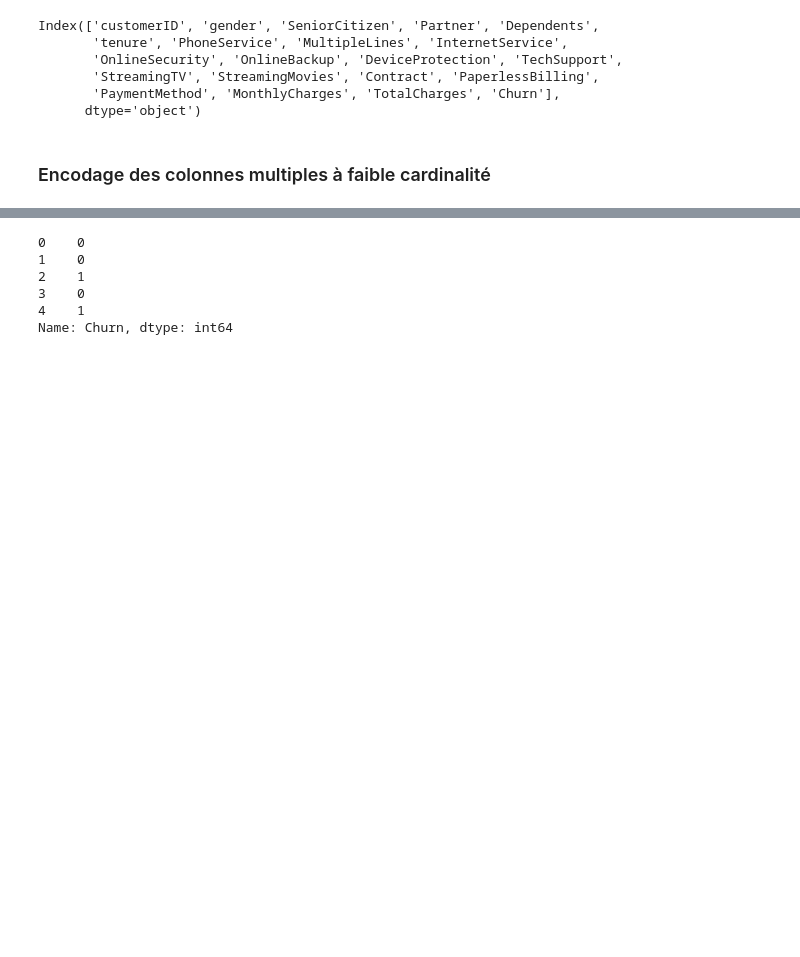
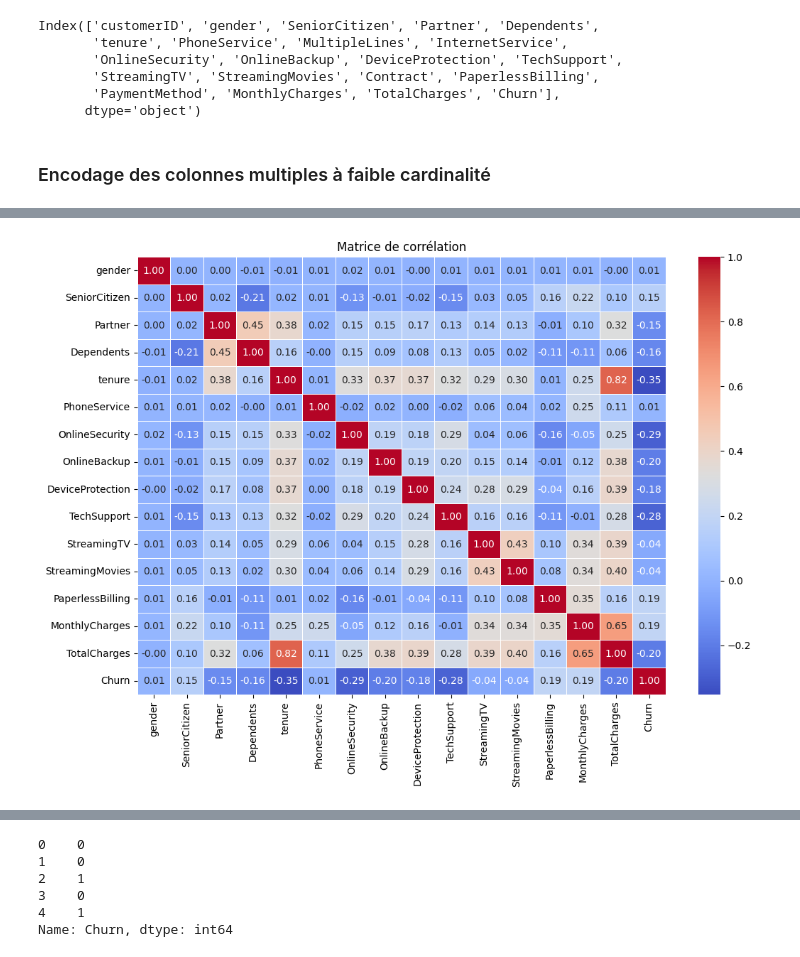
Before and after one commit to A-Delvoye/TelcoNova_DeepL, a Jupyter notebook: notebooks/Vic/jupantoine_notebook.ipynb, the cells around one changed output, grey strips where cells are left out. Cells and saved outputs as stored; diff of their text form; code cells hidden in the pictures; blank space fills up the shorter version.

```diff
--- a/notebooks/Vic/jupantoine_notebook.ipynb
+++ b/notebooks/Vic/jupantoine_notebook.ipynb
@@ -221,2 +291,18 @@ PaymentMethod_Mailed check                 0
 dtype: int64
+# %%
+import pandas as pd
+import seaborn as sns
+import matplotlib.pyplot as plt
+
+# Supposons que ton DataFrame s'appelle df
+# Calcul de la matrice de corrélation
+correlation_matrix = df.corr(numeric_only=True)
+
+# Affichage de la matrice de corrélation avec une heatmap
+plt.figure(figsize=(12, 8))
+sns.heatmap(correlation_matrix, annot=True, fmt=".2f", cmap="coolwarm", linewidths=0.5)
+plt.title("Matrice de corrélation")
+plt.show()
+# %% [output]
+[figure, added]
 # %%
```
Also changed, not shown: parts of 28 cells of this notebook.
